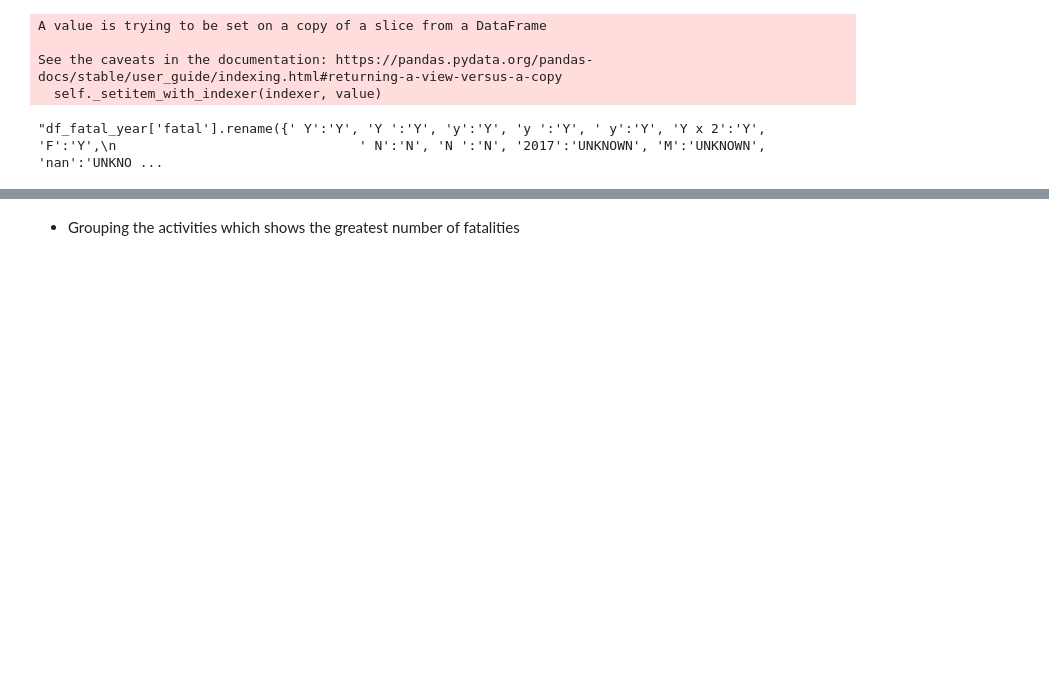
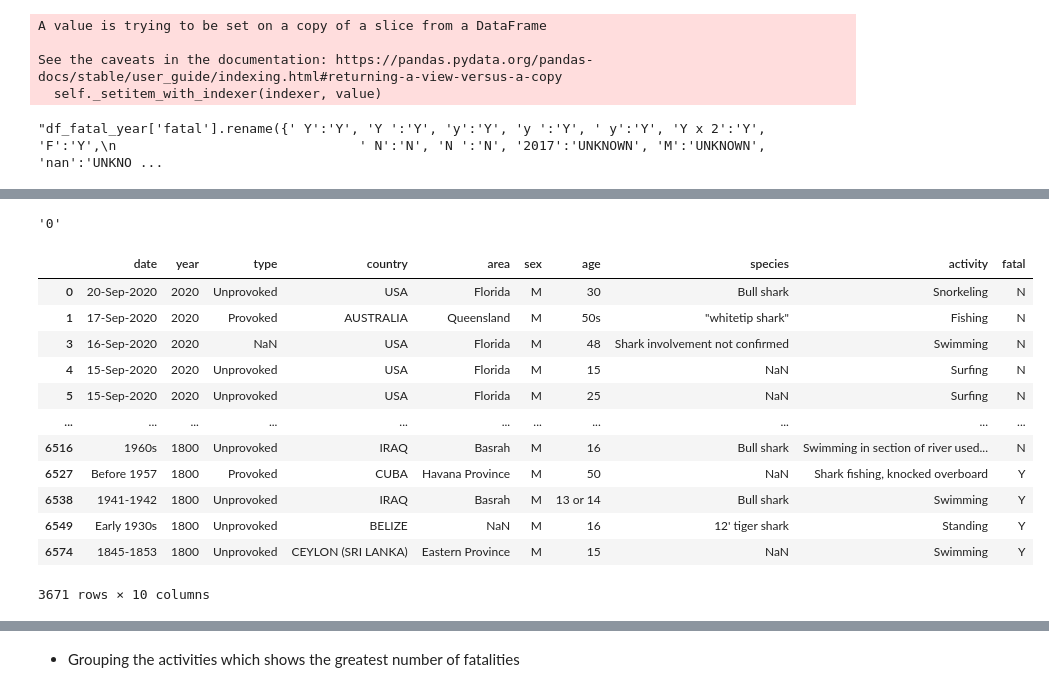
Before and after one commit to aldrey-baldovi/data-analysis-study, a Jupyter notebook: labs/module_1/week_8/project_shark_attacks/shark_attacks_project.ipynb, the cells around one changed output, grey strips where cells are left out. Drawn from its saved outputs; the diff is of its cells as text; code cells hidden in the pictures; blank space fills up the shorter version.

```diff
--- a/labs/module_1/week_8/project_shark_attacks/shark_attacks_project.ipynb
+++ b/labs/module_1/week_8/project_shark_attacks/shark_attacks_project.ipynb
@@ -527,0 +648,3 @@ Name: year, dtype: int64]
+# %%
+null_lines_age = df['age'].isnull()
+df[null_lines_age].head()
@@ -527,0 +662,7 @@ Name: year, dtype: int64]
+# %%
+drop_lines_age = list(df[null_lines_age].index)
+# %%
+# Dropping null lines
+
+df_age = df.drop(drop_lines_age, axis = 0)
+len(df_age)
@@ -527,0 +686,2 @@ Name: year, dtype: int64]
+# %%
+df_age['age'] = df_age['age'].astype('str')
@@ -527,0 +709,22 @@ Name: year, dtype: int64]
+# %%
+#test
+
+fix_age('18 e 12 e 03543350s')
+# %% [output]
+'0'
+# %%
+df_age
+# %% [output]
+|  | date | year | type | country | area | sex | age | species | activity | fatal |
+| 0 | 20-Sep-2020 | 2020 | Unprovoked | USA | Florida | M | 30 | Bull shark | Snorkeling | N |
+| 1 | 17-Sep-2020 | 2020 | Provoked | AUSTRALIA | Queensland | M | 50s | "whitetip shark" | Fishing | N |
+| 3 | 16-Sep-2020 | 2020 | NaN | USA | Florida | M | 48 | Shark involvement not confirmed | Swimming | N |
+| 4 | 15-Sep-2020 | 2020 | Unprovoked | USA | Florida | M | 15 | NaN | Surfing | N |
+| 5 | 15-Sep-2020 | 2020 | Unprovoked | USA | Florida | M | 25 | NaN | Surfing | N |
+| ... | ... | ... | ... | ... | ... | ... | ... | ... | ... | ... |
+| 6516 | 1960s | 1800 | Unprovoked | IRAQ | Basrah | M | 16 | Bull shark | Swimming in section of river used... | N |
+| 6527 | Before 1957 | 1800 | Provoked | CUBA | Havana Province | M | 50 | NaN | Shark fishing, knocked overboard | Y |
+| 6538 | 1941-1942 | 1800 | Unprovoked | IRAQ | Basrah | M | 13 or 14 | Bull shark | Swimming | Y |
+| 6549 | Early 1930s | 1800 | Unprovoked | BELIZE | NaN | M | 16 | 12' tiger shark | Standing | Y |
+| 6574 | 1845-1853 | 1800 | Unprovoked | CEYLON (SRI LANKA) | Eastern Province | M | 15 | NaN | Swimming | Y |
+3671 rows × 10 columns
```
Also changed, not shown: parts of 81 cells of this notebook.
